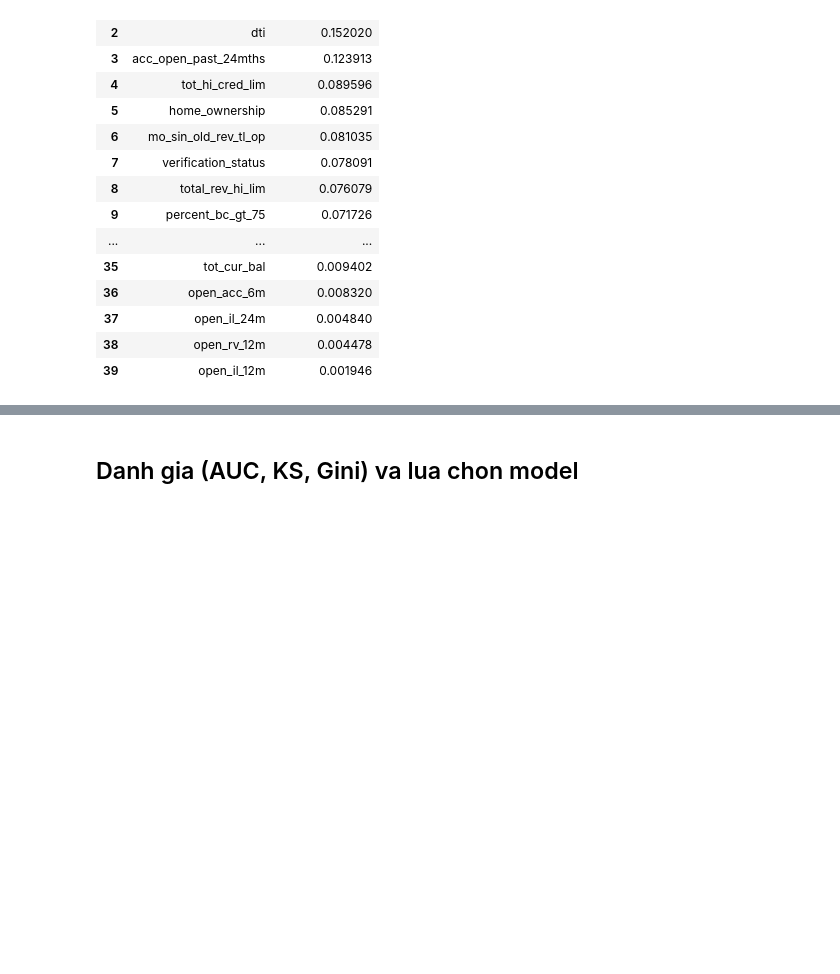
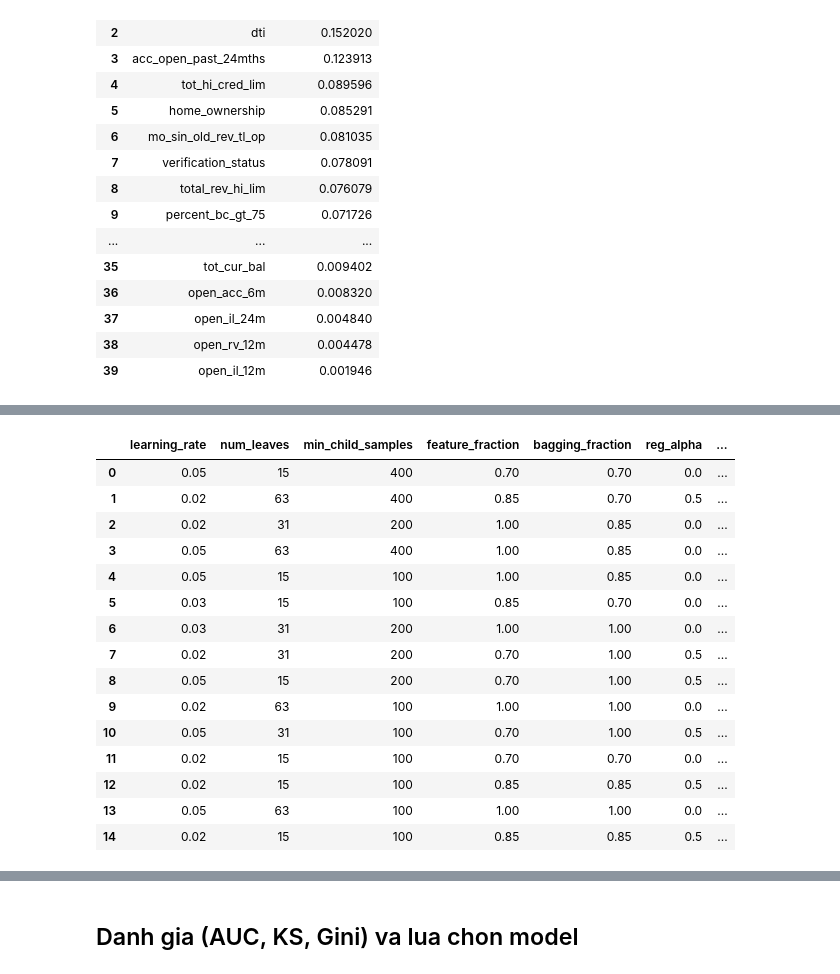
Before and after one commit to AnhNgone/CRA-CL, a Jupyter notebook: notebooks/04_modeling.ipynb, the cells around one changed output, grey strips where cells are left out. Cells and saved outputs as stored; diff of their text form; code cells hidden in the pictures; blank space fills up the shorter version.

```diff
--- a/notebooks/04_modeling.ipynb
+++ b/notebooks/04_modeling.ipynb
@@ -174,0 +286,49 @@ shap_importance
+# %%
+import random
+
+random.seed(42)
+
+PARAM_GRID = {
+    'learning_rate': [0.02, 0.03, 0.05],
+    'num_leaves': [15, 31, 63],
+    'min_child_samples': [100, 200, 400],
+    'feature_fraction': [0.7, 0.85, 1.0],
+    'bagging_fraction': [0.7, 0.85, 1.0],
+    'reg_alpha': [0.0, 0.5],
+    'reg_lambda': [0.0, 0.5],
+}
+N_TRIALS = 15
+FIXED_PARAMS = {'objective': 'binary', 'metric': 'auc', 'verbosity': -1, 'seed': 42, 'bagging_freq': 1}
+
+trials = []
+for i in range(N_TRIALS):
+    trial_params = {k: random.choice(v) for k, v in PARAM_GRID.items()}
+    trial_params.update(FIXED_PARAMS)
+    model = lgb.train(
+        trial_params,
+        lgb_train,
+        num_boost_round=1200,
+        valid_sets=[lgb_val],
+        callbacks=[lgb.early_stopping(40, verbose=False), lgb.log_evaluation(0)],
+    )
+    val_auc = model.best_score['valid_0']['auc']
+    train_auc = roc_auc_score(y_train, model.predict(train_raw, num_iteration=model.best_iteration))
+    trial_row = {k: trial_params[k] for k in PARAM_GRID}
+    trial_row.update({'best_iteration': model.best_iteration, 'train_auc': train_auc, 'val_auc': val_auc,
+                       'train_val_gap': train_auc - val_auc})
+    trials.append(trial_row)
+    print(f'[{i + 1}/{N_TRIALS}] val_auc={val_auc:.4f} gap={train_auc - val_auc:.4f} iters={model.best_iteration}')
+
+trials_df = pd.DataFrame(trials).sort_values('val_auc', ascending=False).reset_index(drop=True)
+trials_df.to_csv(REPORTS_FIGURES / 'lightgbm_tuning_trials.csv', index=False)
+
+# Lay tung COT rieng (trials_df[k].iloc[0]) de giu dung dtype goc cua cot do (vd num_leaves
+# van la int64). Lay ca hang bang .loc[0, [...]] se ep moi gia tri ve chung 1 dtype (float),
+# bien num_leaves=15 thanh 15.0 - LightGBM tu choi vi doi int.
+best_params = {}
+for k in PARAM_GRID:
+    v = trials_df[k].iloc[0]
+    best_params[k] = v.item() if hasattr(v, 'item') else v
+print('\nBest params (theo val AUC, trong so ' + str(N_TRIALS) + ' lan thu):', best_params)
+trials_df
+# %% [output]
@@ -174,0 +352,16 @@ shap_importance
+|  | learning_rate | num_leaves | min_child_samples | feature_fraction | bagging_fraction | reg_alpha | ... |
+| 0 | 0.05 | 15 | 400 | 0.70 | 0.70 | 0.0 | ... |
+| 1 | 0.02 | 63 | 400 | 0.85 | 0.70 | 0.5 | ... |
+| 2 | 0.02 | 31 | 200 | 1.00 | 0.85 | 0.0 | ... |
+| 3 | 0.05 | 63 | 400 | 1.00 | 0.85 | 0.0 | ... |
+| 4 | 0.05 | 15 | 100 | 1.00 | 0.85 | 0.0 | ... |
+| 5 | 0.03 | 15 | 100 | 0.85 | 0.70 | 0.0 | ... |
+| 6 | 0.03 | 31 | 200 | 1.00 | 1.00 | 0.0 | ... |
+| 7 | 0.02 | 31 | 200 | 0.70 | 1.00 | 0.5 | ... |
+| 8 | 0.05 | 15 | 200 | 0.70 | 1.00 | 0.5 | ... |
+| 9 | 0.02 | 63 | 100 | 1.00 | 1.00 | 0.0 | ... |
+| 10 | 0.05 | 31 | 100 | 0.70 | 1.00 | 0.5 | ... |
+| 11 | 0.02 | 15 | 100 | 0.70 | 0.70 | 0.0 | ... |
+| 12 | 0.02 | 15 | 100 | 0.85 | 0.85 | 0.5 | ... |
+| 13 | 0.05 | 63 | 100 | 1.00 | 1.00 | 0.0 | ... |
+| 14 | 0.02 | 15 | 100 | 0.85 | 0.85 | 0.5 | ... |
```
Also changed, not shown: parts of 8 cells of this notebook, 17 other files.
